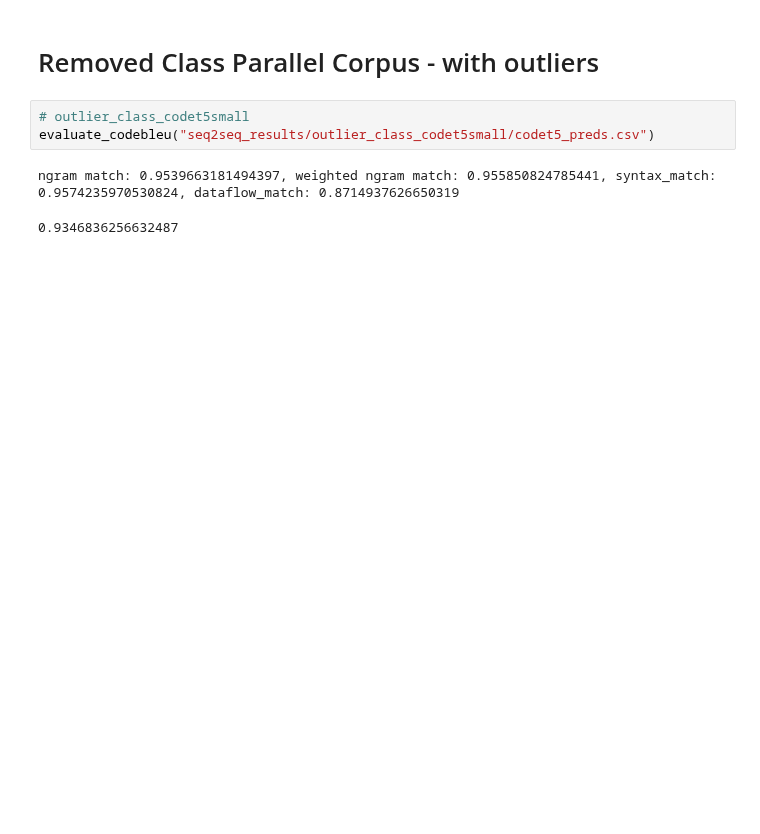
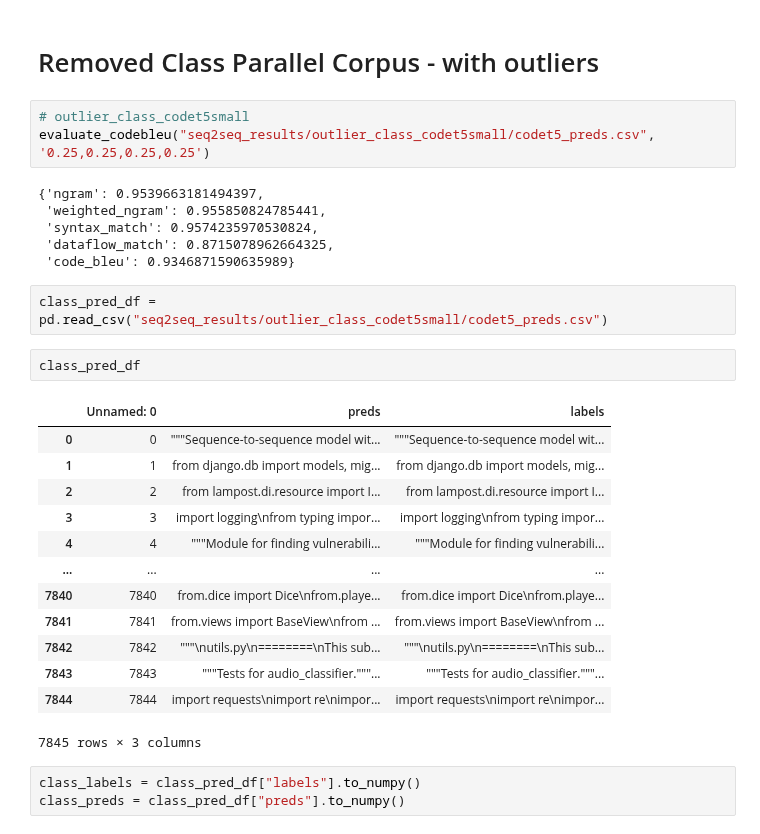
Before and after one commit to tradejack/code-style-probing, a Jupyter notebook: seq2seq_eval.ipynb, the cells around one changed output. Saved outputs shown, nothing was run; the diff lists cells and outputs as text; blank space fills up the shorter version.

```diff
--- a/seq2seq_eval.ipynb
+++ b/seq2seq_eval.ipynb
@@ -25,7 +244,31 @@ ngram match: 0.7020337009365258, weighted ngram match: 0.7158332483308997, synta
 # Removed Class Parallel Corpus - with outliers
 # %%
 # outlier_class_codet5small
-evaluate_codebleu("seq2seq_results/outlier_class_codet5small/codet5_preds.csv")
+evaluate_codebleu("seq2seq_results/outlier_class_codet5small/codet5_preds.csv",  '0.25,0.25,0.25,0.25')
 # %% [output]
-ngram match: 0.9539663181494397, weighted ngram match: 0.955850824785441, syntax_match: 0.9574235970530824, dataflow_match: 0.8714937626650319
+{'ngram': 0.9539663181494397,
+ 'weighted_ngram': 0.955850824785441,
+ 'syntax_match': 0.9574235970530824,
+ 'dataflow_match': 0.8715078962664325,
+ 'code_bleu': 0.9346871590635989}
-0.9346836256632487
+# %%
+class_pred_df = pd.read_csv("seq2seq_results/outlier_class_codet5small/codet5_preds.csv")
+# %%
+class_pred_df
+# %% [output]
+|  | Unnamed: 0 | preds | labels |
+| 0 | 0 | """Sequence-to-sequence model wit... | """Sequence-to-sequence model wit... |
+| 1 | 1 | from django.db import models, mig... | from django.db import models, mig... |
+| 2 | 2 | from lampost.di.resource import I... | from lampost.di.resource import I... |
+| 3 | 3 | import logging\nfrom typing impor... | import logging\nfrom typing impor... |
+| 4 | 4 | """Module for finding vulnerabili... | """Module for finding vulnerabili... |
+| ... | ... | ... | ... |
+| 7840 | 7840 | from.dice import Dice\nfrom.playe... | from.dice import Dice\nfrom.playe... |
+| 7841 | 7841 | from.views import BaseView\nfrom ... | from.views import BaseView\nfrom ... |
+| 7842 | 7842 | """\nutils.py\n========\nThis sub... | """\nutils.py\n========\nThis sub... |
+| 7843 | 7843 | """Tests for audio_classifier."""... | """Tests for audio_classifier."""... |
+| 7844 | 7844 | import requests\nimport re\nimpor... | import requests\nimport re\nimpor... |
+7845 rows × 3 columns
+# %%
+class_labels = class_pred_df["labels"].to_numpy()
+class_preds = class_pred_df["preds"].to_numpy()
```
Also changed, not shown: parts of 47 cells of this notebook, 2 other files.
